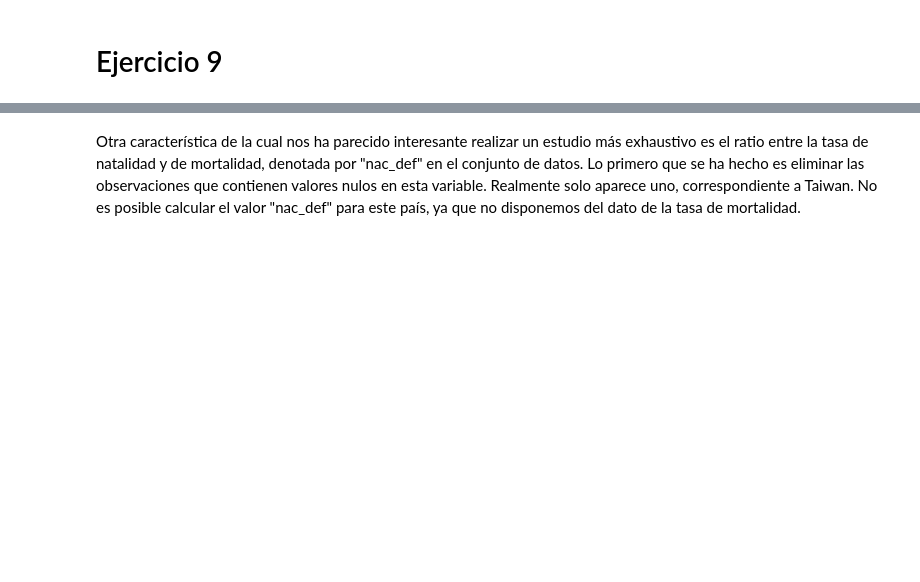
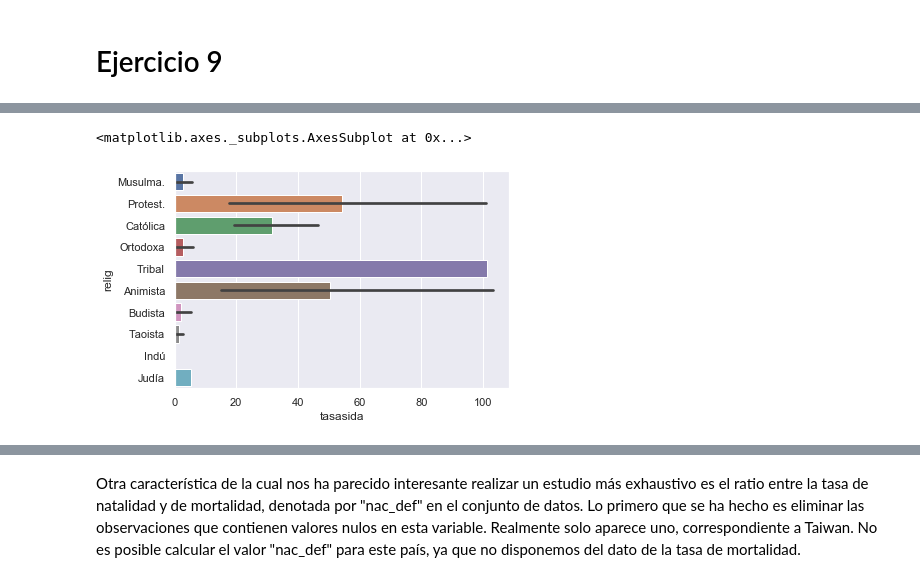
Before and after one commit to ManuelPertejo/PracticaPython, a Jupyter notebook: PracticaPython.ipynb, the cells around one changed output, grey strips where cells are left out. Saved outputs shown, nothing was run; the diff lists cells and outputs as text; code cells hidden in the pictures; blank space fills up the shorter version.

```diff
--- a/PracticaPython.ipynb
+++ b/PracticaPython.ipynb
@@ -287,0 +415,5 @@ ax.set(xlabel='PIB per cápita', ylabel='')
+# %%
+sns.barplot(x="tasasida", y="relig", data=data)
+# %% [output]
+<matplotlib.axes._subplots.AxesSubplot at 0x...>
+[figure, added]
```
Also changed, not shown: parts of 34 cells of this notebook.
